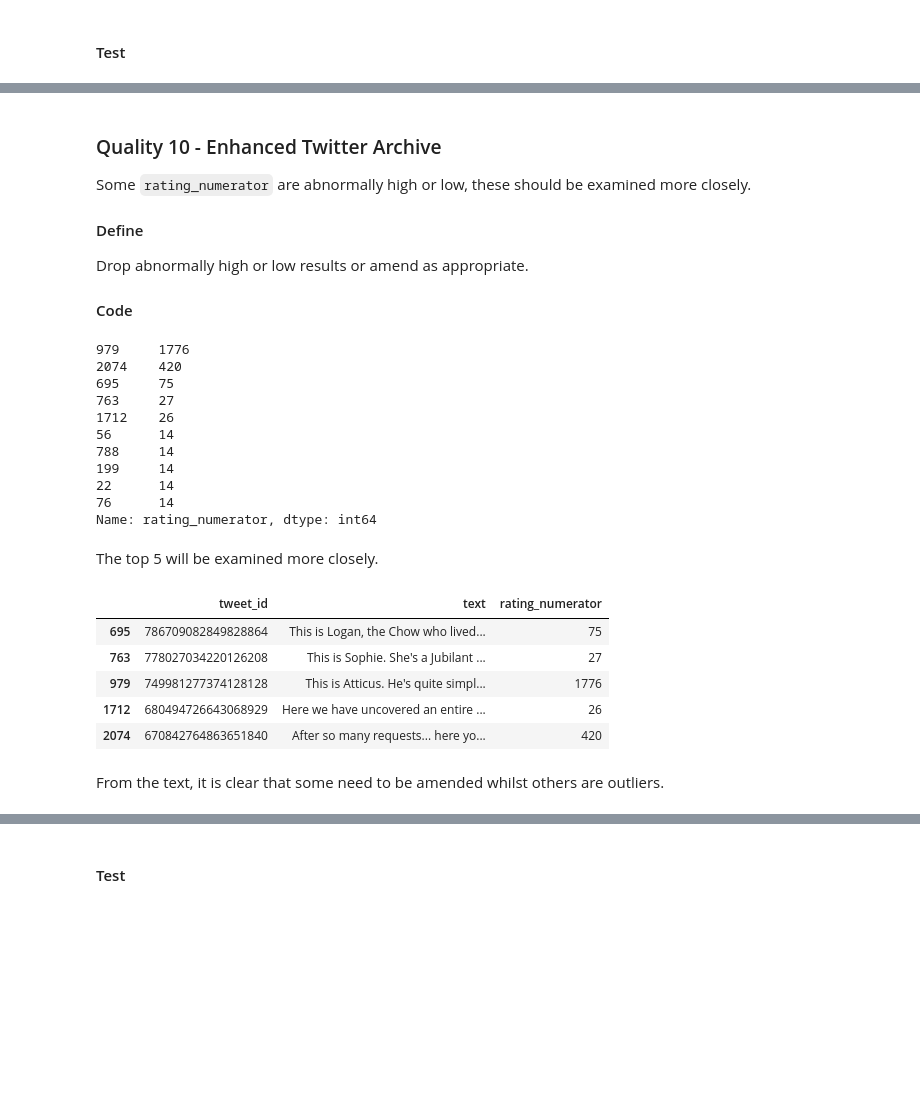
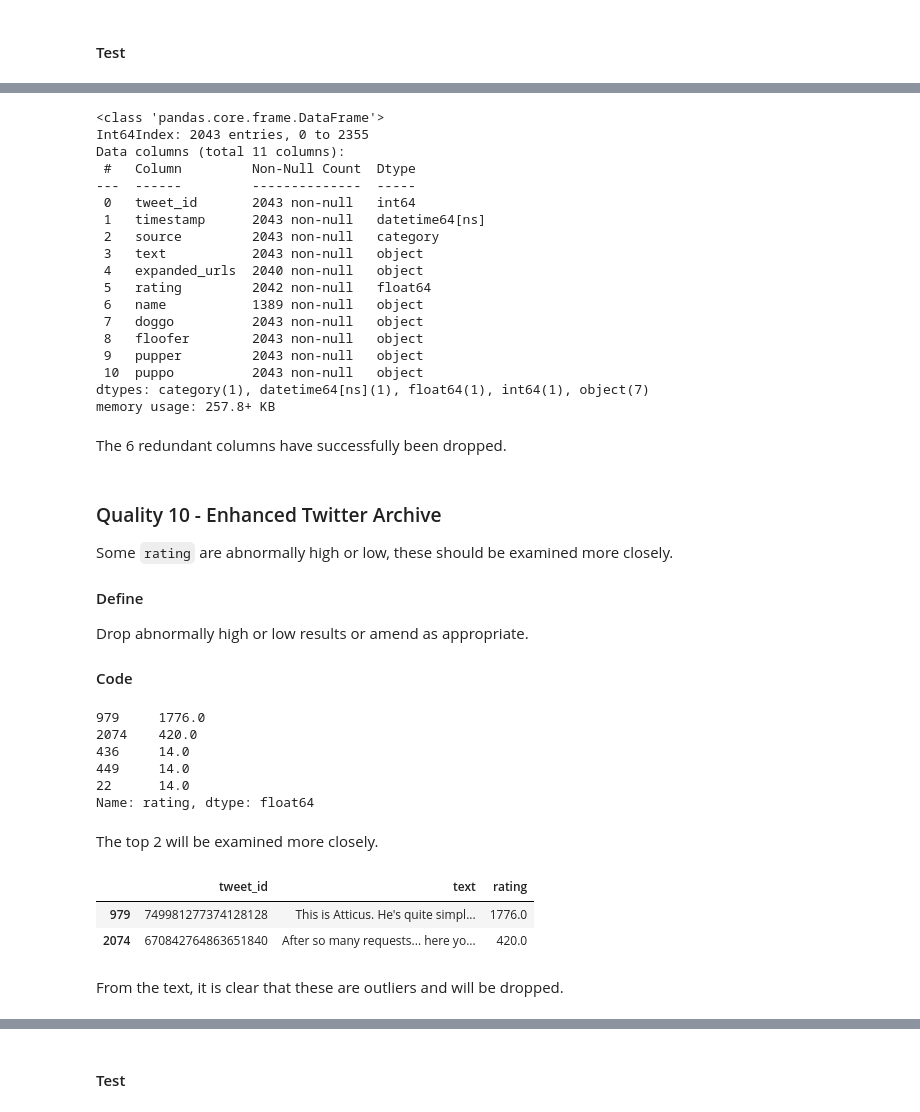
Before and after one commit to Vincentk-94/Data-Wrangling---WeRateDogs, a Jupyter notebook: wrangle_act.ipynb, the cells around one changed output, grey strips where cells are left out. Cells and saved outputs as stored; diff of their text form; code cells hidden in the pictures; blank space fills up the shorter version.

```diff
--- a/wrangle_act.ipynb
+++ b/wrangle_act.ipynb
@@ -1263,0 +1257,6 @@ archive_clean[not_10_mask][['tweet_id','text','rating_numerator','rating_denomin
+# %%
+# add column titles
+rating.columns = ['rating_numerator', 'rating_denominator']
+# %%
+archive_clean['rating_numerator'] = rating['rating_numerator'].astype(float)
+archive_clean['rating_denominator'] = rating['rating_denominator'].astype(float)
@@ -1283,0 +1307,4 @@ manual_mask[['tweet_id','text','rating_numerator','rating_denominator']]
+# %%
+# Tweet_id 810984652412424192 change values to NaN/NaN
+archive_clean.loc[516,'rating_numerator']=np.nan
+archive_clean.loc[516,'rating_denominator']=np.nan
@@ -1350,2 +1359,3 @@ archive_clean[not_10_mask][['tweet_id','text','rating_numerator','rating_denomin
 # %%
-archive_clean = archive_clean[archive_clean.rating_denominator==10]
+archive_clean['rating_numerator'] = archive_clean.rating_numerator/archive_clean.rating_denominator*10
+archive_clean
@@ -1388,38 +1499,53 @@ manual_mask
+# %%
+archive_clean.info()
+# %% [output]
+<class 'pandas.core.frame.DataFrame'>
+Int64Index: 2043 entries, 0 to 2355
+Data columns (total 11 columns):
+ #   Column         Non-Null Count  Dtype
+---  ------         --------------  -----
+ 0   tweet_id       2043 non-null   int64
+ 1   timestamp      2043 non-null   datetime64[ns]
+ 2   source         2043 non-null   category
+ 3   text           2043 non-null   object
+ 4   expanded_urls  2040 non-null   object
+ 5   rating         2042 non-null   float64
+ 6   name           1389 non-null   object
+ 7   doggo          2043 non-null   object
+ 8   floofer        2043 non-null   object
+ 9   pupper         2043 non-null   object
+ 10  puppo          2043 non-null   object
+dtypes: category(1), datetime64[ns](1), float64(1), int64(1), object(7)
+memory usage: 257.8+ KB
+# %% [markdown]
+The 6 redundant columns have successfully been dropped.
 # %% [markdown]
 ### Quality 10 - Enhanced Twitter Archive
 
-Some `rating_numerator` are abnormally high or low, these should be examined more closely.
+Some `rating` are abnormally high or low, these should be examined more closely.
 
 #### Define
 Drop abnormally high or low results or amend as appropriate.
 
 #### Code
 # %%
-archive_clean.rating_numerator.sort_values(ascending=False).head(10)
+archive_clean.rating.sort_values(ascending=False).head()
 # %% [output]
-979     1776
-2074    420
-695     75
-763     27
-1712    26
-56      14
-788     14
-199     14
-22      14
-76      14
-Name: rating_numerator, dtype: int64
+979     1776.0
+2074    420.0
+436     14.0
+449     14.0
+22      14.0
+Name: rating, dtype: float64
 # %% [markdown]
-The top 5 will be examined more closely.
+The top 2 will be examined more closely.
 # %%
-top_5 = archive_clean.rating_numerator>15
-archive_clean[top_5][['tweet_id','text','rating_numerator']]
+top_2 = archive_clean.rating>15
+archive_clean[top_2][['tweet_id','text','rating']]
 # %% [output]
-|  | tweet_id | text | rating_numerator |
-| 695 | 786709082849828864 | This is Logan, the Chow who lived... | 75 |
-| 763 | 778027034220126208 | This is Sophie. She's a Jubilant ... | 27 |
-| 979 | 749981277374128128 | This is Atticus. He's quite simpl... | 1776 |
-| 1712 | 680494726643068929 | Here we have uncovered an entire ... | 26 |
-| 2074 | 670842764863651840 | After so many requests... here yo... | 420 |
+|  | tweet_id | text | rating |
+| 979 | 749981277374128128 | This is Atticus. He's quite simpl... | 1776.0 |
+| 2074 | 670842764863651840 | After so many requests... here yo... | 420.0 |
 # %% [markdown]
-From the text, it is clear that some need to be amended whilst others are outliers.
+From the text, it is clear that these are outliers and will be dropped.
 # %%
```
Also changed, not shown: parts of 75 cells of this notebook.
